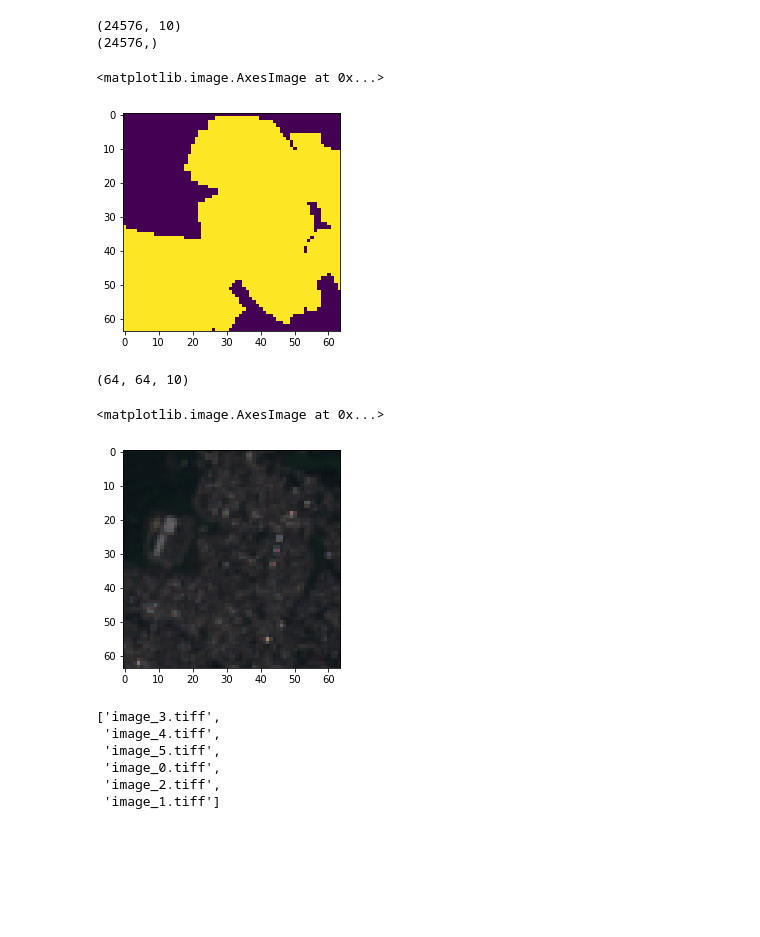
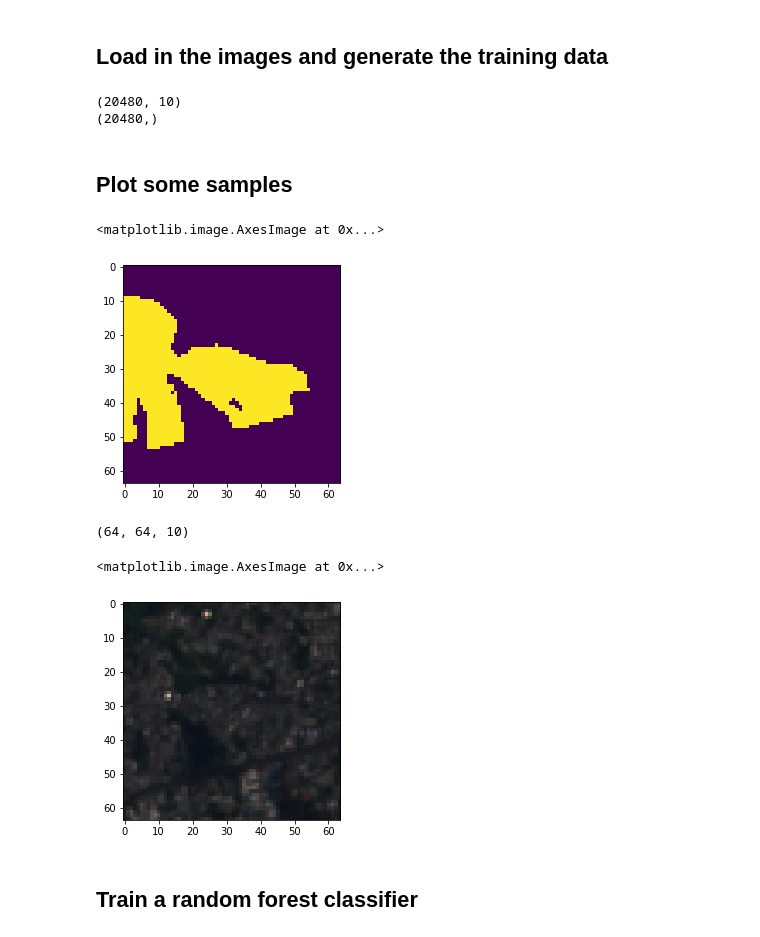
Before and after one commit to ai4er-cdt/gtc-exposure, a Jupyter notebook: notebooks/mja/random_forest_classification.ipynb, the cells around one changed output. Saved outputs shown, nothing was run; the diff lists cells and outputs as text; code cells hidden in the pictures; blank space fills up the shorter version.

```diff
--- a/notebooks/mja/random_forest_classification.ipynb
+++ b/notebooks/mja/random_forest_classification.ipynb
@@ -8,6 +8,8 @@ import matplotlib.image as mpimg
 
 from PIL import Image
 from sklearn.ensemble import RandomForestClassifier
+# %% [markdown]
+## Load in the images and generate the training data
 # %%
 data_dir = "classifier_data/"
 image_dir = data_dir + "sentinel_raster_maps/"
@@ -18,6 +20,9 @@ no_images = len(list(filter(lambda x:x.endswith('.tiff') or x.endswith('.tif'),
 no_targets = len(list(filter(lambda x:x.endswith('.tiff') or x.endswith('.tif'), os.listdir(target_dir))))
 
 assert no_images == no_targets
+
+no_images-=1
+no_targets-=1
 
 images = []
 targets = []
@@ -43,33 +48,30 @@ for i in range(no_images):
 
     y[i*tilesize**2:(i+1)*tilesize**2] = np.array(target.getdata())
 
+y = y.astype(int)
+
 print(X.shape)
 print(y.shape)
 # %% [output]
-(24576, 10)
-(24576,)
+(20480, 10)
+(20480,)
+# %% [markdown]
+## Plot some samples
 # %%
-a_target = Image.open('{}/target_3.tiff'.format(target_dir)) #tifffile complains about codecs if you try to use that here
+a_target = Image.open('{}/target_5.tiff'.format(target_dir)) #tifffile complains about codecs if you try to use that here
 target_pixel_data = np.reshape(list(a_target.getdata()), (64,64))
 plt.imshow(target_pixel_data)
 # %% [output]
 <matplotlib.image.AxesImage at 0x...>
-[figure, old version]
+[figure, new version]
 # %%
-a_image = tifffile.imread('{}/image_3.tiff'.format(image_dir))
+a_image = tifffile.imread('{}/image_5.tiff'.format(image_dir))
 print(a_image.shape)
 image_pixel_data = a_image[:,:,0:3] #RGB Selected as bands 1:3
 plt.imshow(image_pixel_data)
 # %% [output]
 (64, 64, 10)
 <matplotlib.image.AxesImage at 0x...>
-[figure, old version]
+[figure, new version]
-# %%
-no_images
-# %% [output]
-['image_3.tiff',
- 'image_4.tiff',
- 'image_5.tiff',
- 'image_0.tiff',
- 'image_2.tiff',
- 'image_1.tiff']
+# %% [markdown]
+## Train a random forest classifier
```
Also changed, not shown: parts of 4 cells of this notebook.
